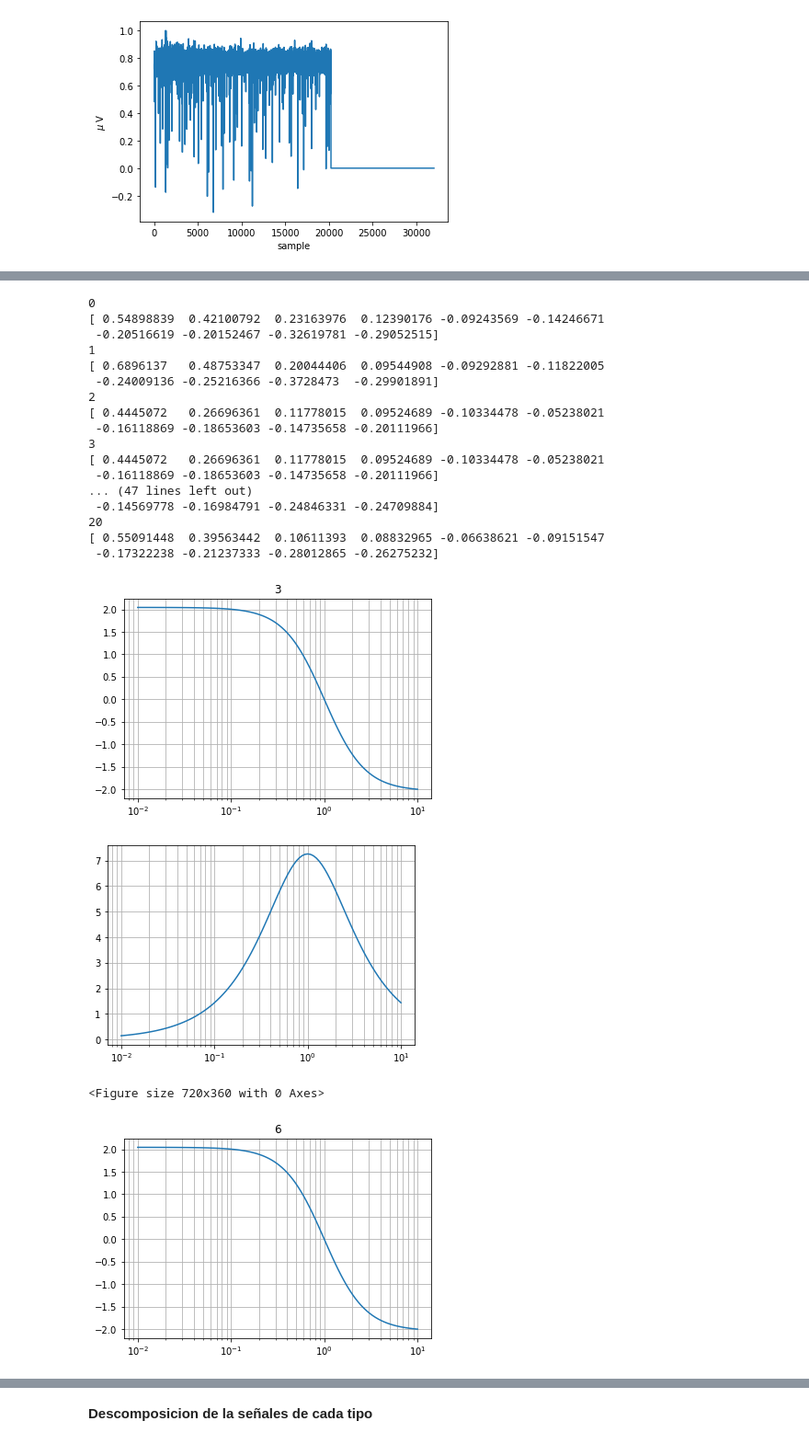
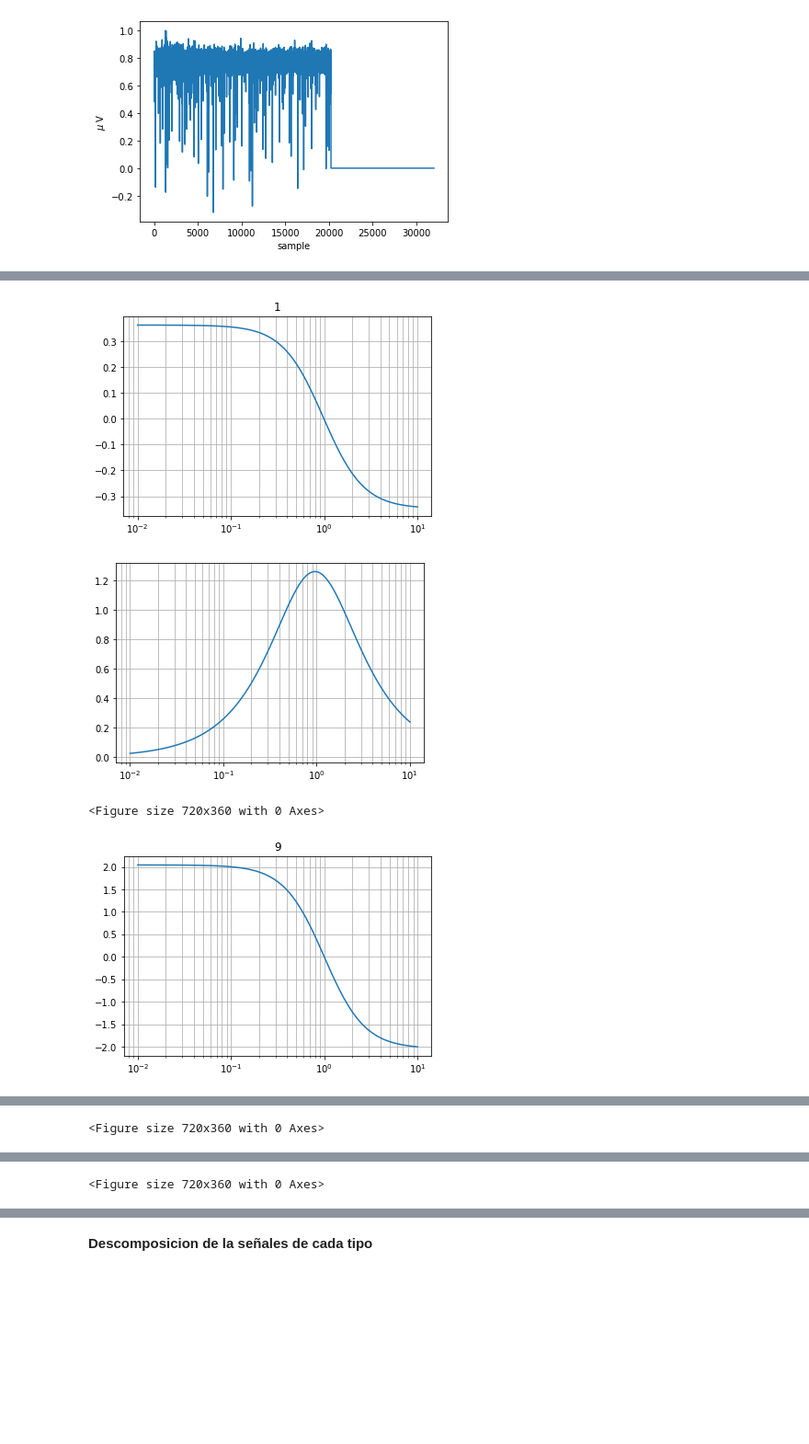
Before and after one commit to MyFirstVlog/signalProcessingSSA, a Jupyter notebook: signalProcessingPF.ipynb, the cells around one changed output, grey strips where cells are left out. Shown at 92% size. Cells and saved outputs as stored; diff of their text form; code cells hidden in the pictures; blank space fills up the shorter version.

```diff
--- a/signalProcessingPF.ipynb
+++ b/signalProcessingPF.ipynb
@@ -100,6 +108,7 @@ def signalEnergy(signalInput):
 # %%
 #Tele
-data_tele = sc.loadmat('/content/gdrive/My Drive/proyecto/sisTele.mat')
+data_tele = sc.loadmat('sisTele.mat')
+#data_tele = sc.loadmat('sisTele.mat")
 data_tele.keys() # variables del diccionario
 
 Y_tele = data_tele['Y']
@@ -123,7 +132,7 @@ plt.show()
 
 #regional
 
-data_reg = sc.loadmat('/content/gdrive/My Drive/proyecto/sisReg.mat')
+data_reg = sc.loadmat('sisReg.mat')
 data_reg.keys() # variables del diccionario
 
 Y_reg = data_reg['Y']
@@ -132,7 +141,7 @@ fs_reg = data_reg['fs']
 #Local
 
 
-data_loc = sc.loadmat('/content/gdrive/My Drive/proyecto/sisLoc.mat')
+data_loc = sc.loadmat('sisLoc.mat')
 data_loc.keys() # variables del diccionario
 
 Y_loc = data_loc['Y']
@@ -182,54 +203,40 @@ Aqui hare el filtro a las señales del tele sismo
 # %%
 import scipy.signal
 
 #matrices vacias
 signalFilteredTele = np.zeros((Y_tele.shape[0],Y_tele.shape[1]))
 signalFilteredLoc = np.zeros((Y_loc.shape[0],Y_loc.shape[1]))
 signalFilteredReg = np.zeros((Y_reg.shape[0],Y_reg.shape[1]))
 
 fs = fs_tele
+
 lowcut = 1
 highcut = 49.7
 order = 9
-for i in [3,6,9]: # diagramas de bode
-  b, a = butter_bandpass(lowcut, highcut, fs, order)
+
+for i in [1,9,18]: # diagramas de bode
+  b, a = butter_bandpass(lowcut, highcut, fs, i)
+
   angularFreq, freqResponse, phaseResponse = butter_bandpass_bode(b,a)
   plt.figure(i)
   plt.semilogx(angularFreq, freqResponse)
   plt.grid(True, which = "both")
   plt.title(i)
   plt.figure(i+1)
   plt.semilogx(angularFreq, phaseResponse)
   plt.grid(True, which = "both")
 
   plt.figure(figsize=(10,5))
 
 for j in range (0,Y_tele.shape[0]): # señales filtradas
   signalFilteredTele[j,:] = butter_bandpass_filter(Y_tele[j,:], lowcut, highcut, fs, order)
   signalFilteredReg[j,:] = butter_bandpass_filter(Y_reg[j,:], lowcut, highcut, fs, order)
   signalFilteredLoc[j,:] = butter_bandpass_filter(Y_loc[j,:], lowcut, highcut, fs, order)
-  print(j)
-  print(signalFilteredLoc[j,:10])
+  #print(j)
+  #print(signalFilteredLoc[j,:10])
 # %% [output]
-0
-[ 0.54898839  0.42100792  0.23163976  0.12390176 -0.09243569 -0.14246671
- -0.20516619 -0.20152467 -0.32619781 -0.29052515]
-1
-[ 0.6896137   0.48753347  0.20044406  0.09544908 -0.09292881 -0.11822005
- -0.24009136 -0.25216366 -0.3728473  -0.29901891]
-2
-[ 0.4445072   0.26696361  0.11778015  0.09524689 -0.10334478 -0.05238021
- -0.16118869 -0.18653603 -0.14735658 -0.20111966]
-3
-[ 0.4445072   0.26696361  0.11778015  0.09524689 -0.10334478 -0.05238021
- -0.16118869 -0.18653603 -0.14735658 -0.20111966]
-... (47 lines left out)
- -0.14569778 -0.16984791 -0.24846331 -0.24709884]
-20
-[ 0.55091448  0.39563442  0.10611393  0.08832965 -0.06638621 -0.09151547
- -0.17322238 -0.21237333 -0.28012865 -0.26275232]
-[figure, old version]
+[figure, new version]
-[figure, old version]
+[figure, new version]
-<Figure size 720x360 with 0 Axes>
+<Figure size 720x360 with 0 Axes>
 [figure]
 [figure]
@@ -236,0 +243 @@ for j in range (0,Y_tele.shape[0]): # señales filtradas
+<Figure size 720x360 with 0 Axes>
@@ -239,0 +246 @@ for j in range (0,Y_tele.shape[0]): # señales filtradas
+<Figure size 720x360 with 0 Axes>
```
Also changed, not shown: parts of 45 cells of this notebook.
